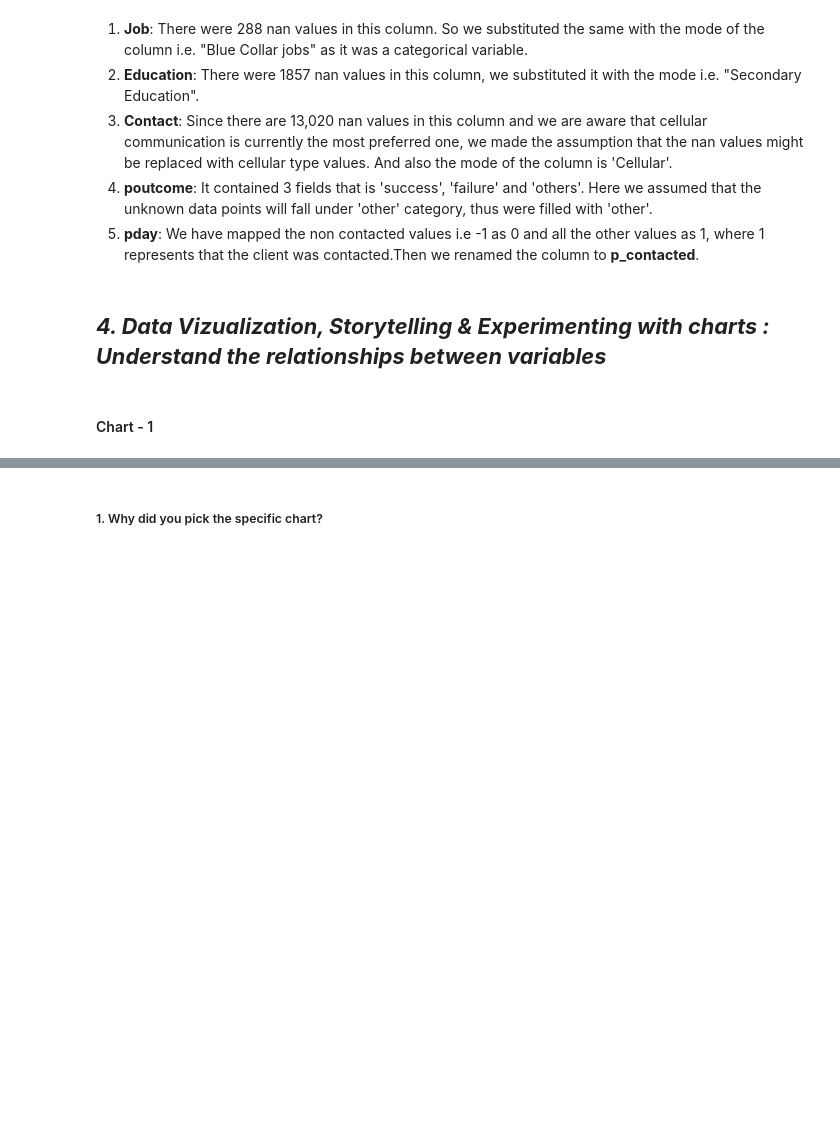
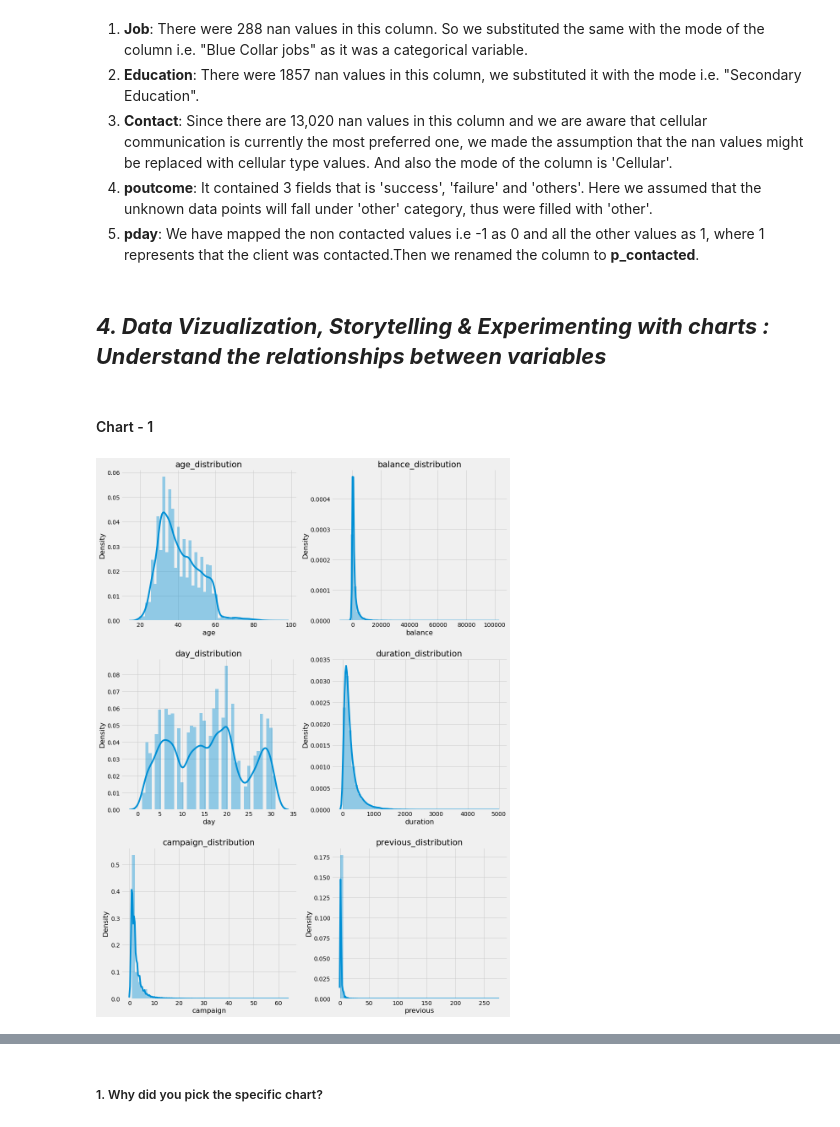
Before and after one commit to JNSDKV/BANK-MARKETING-EFFECTIVENESS-PREDICTION, a Jupyter notebook: _Bank_Marketing_Effectiveness_prediction.ipynb, the cells around one changed output, grey strips where cells are left out. Cells and saved outputs as stored; diff of their text form; code cells hidden in the pictures; blank space fills up the shorter version.

```diff
--- a/_Bank_Marketing_Effectiveness_prediction.ipynb
+++ b/_Bank_Marketing_Effectiveness_prediction.ipynb
@@ -454,0 +469,19 @@ dtype: int64
+# %%
+# Plotting distribution plot for various continuous variables
+def plot_cont(x):
+
+    fig = plt.figure(figsize=(15,30))
+    plt.subplots_adjust(hspace=.25)
+
+    nrows = len(x.columns) //2 +1
+    ncols = 2
+
+    for i,t in enumerate(list(x.columns)):
+        ax = fig.add_subplot(nrows, ncols, i+1)
+        sns.distplot(a= x[t],
+                     ax=ax)
+        plt.title(t + '_distribution')
+# %%
+plot_cont(df[continuous_list])
+# %% [output]
+[figure, added]
```
Also changed, not shown: parts of 227 cells of this notebook.
